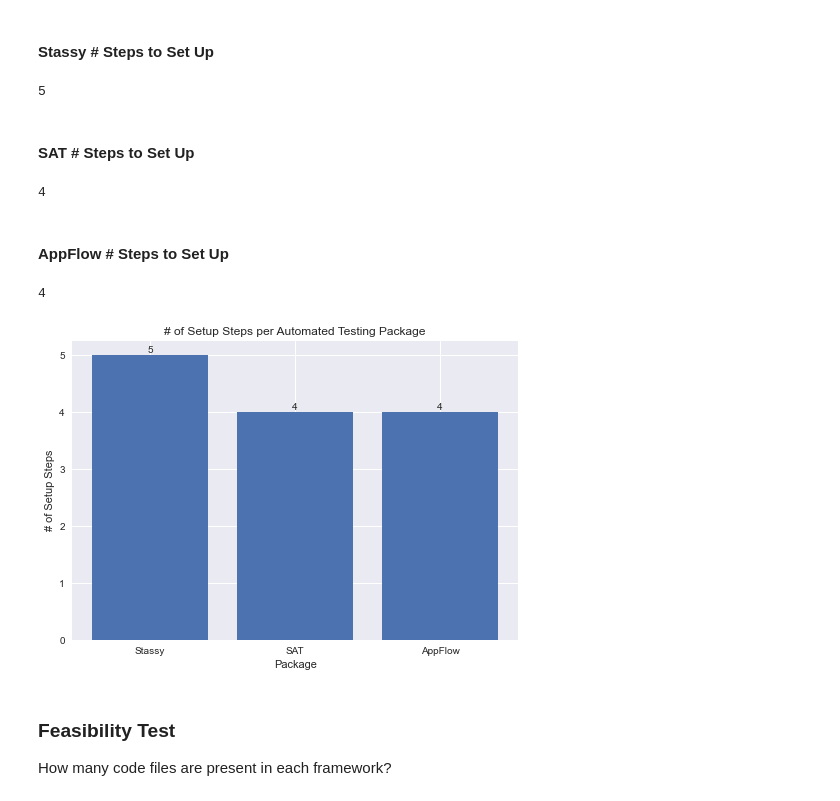
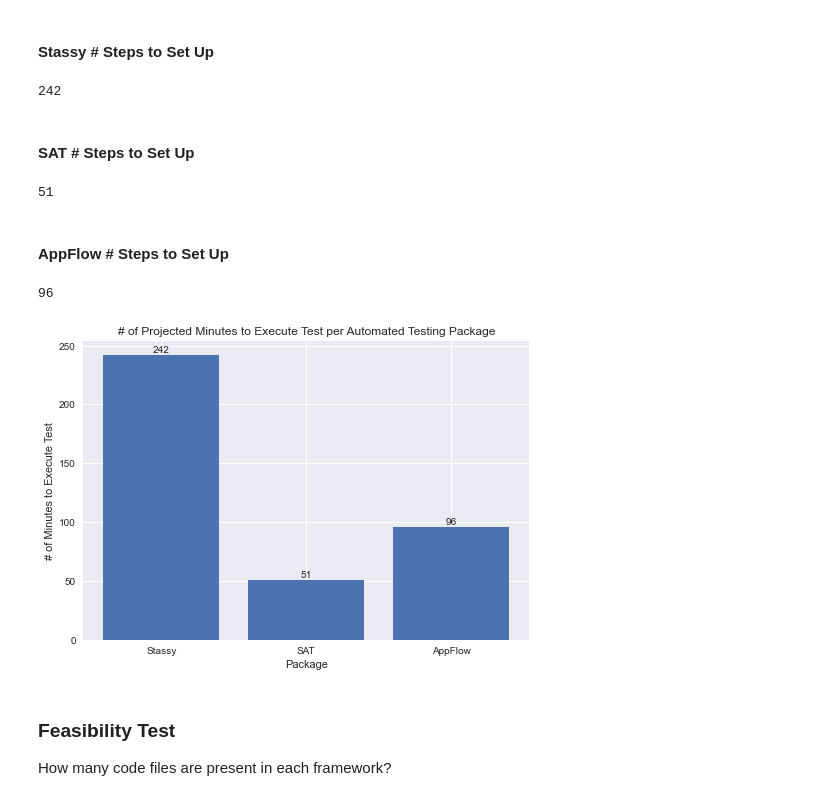
Before and after one commit to anthonykrivonos/qubot, a Jupyter notebook: experiments.ipynb, the cells around one changed output. Drawn from its saved outputs; the diff is of its cells as text; code cells hidden in the pictures.

```diff
--- a/experiments.ipynb
+++ b/experiments.ipynb
@@ -28,76 +29,77 @@ How many steps does it take to set up an arbitrary test?
 # %%
 # Note: Stassy setup steps were not provided, but rather inferred
 #       from reading the respective paper.
-stassy_set_up_steps = [
-    "define all pages in SUT",
-    "define all functions in SUT",
-    "write manual test cases",
-    "assert results in manual test cases",
-    "generate reports after tests conclude",
-]
+stassy_set_up_steps = {
+    "Tester defines all pages in SUT": 60,
+    "Tester defines all functions in SUT": 60,
+    "Tester writes manual test cases": 120,
+    "Stassy generates reports after tests conclude": 1,
+}
 
 # Count estimated number of setup steps
-stassy_set_up_steps_count = len(stassy_set_up_steps)
+stassy_set_up_steps_count = sum(stassy_set_up_steps.values())
 
 stassy_set_up_steps_count
 # %% [output]
-5
+242
 # %% [markdown]
 #### SAT # Steps to Set Up
 # %%
 # Note: SAT setup steps taken loosely from flowchart in Figure 2
 #       and may be wildly inaccurate.
-sat_set_up_steps = [
-    "developer defines testing interfaces and classes",
-    "developer interfaces with Selenium WebDriver",
-    "tester runs proposed SAT framework",
-    "SAT automatically generates a set of test cases",
-]
+sat_set_up_steps = {
+    "Tester defines URL to test": 1,
+    "SAT crawls the webpage at the given URL": 10,
+    "TCS sheet is automatically generated": 5,
+    "Tester examines TCS sheet for errors and adds test cases": 30,
+    "Tester runs the test cases from the TCS sheet": 5,
+}
 
 # Count estimated number of setup steps
-sat_set_up_steps_count = len(sat_set_up_steps)
+sat_set_up_steps_count = sum(sat_set_up_steps.values())
 
 sat_set_up_steps_count
 # %% [output]
-4
+51
 # %% [markdown]
 #### AppFlow # Steps to Set Up
 # %%
 # Note: AppFlow setup steps taken from "5. APPLYING A TEST LIBRARY TO A NEW
 #       APP" section of the paper.
-appflow_set_up_steps = [
-    "developer assigns test variables and overrides classification errors for ML",
-    "developer adds custom flows to test app-specific behaviors",
-    "developer runs AppFlow to synthesize tests and record P/F results",
-    "developer then (optionally) proceeds to apply this flow to test a new version of the app",
-]
+appflow_set_up_steps = {
+    "Tester takes screenshots of SUT": 5,
+    "AppFlow automatically labels widgets and screens": 10,
+    "Tester uses GUI utility to relabel classification errors": 20,
+    "Tester writes test cases in AppFlow language": 60,
+    "AppFlow runs tests": 5,
+}
 
 # Count estimated number of setup steps
-appflow_set_up_steps_count = len(appflow_set_up_steps)
+appflow_set_up_steps_count = sum(appflow_set_up_steps.values())
 
 appflow_set_up_steps_count
 # %% [output]
-4
+96
 # %%
 packages = ['Stassy', 'SAT', 'AppFlow']
 set_up_steps = [stassy_set_up_steps_count, sat_set_up_steps_count, appflow_set_up_steps_count]
 
 bars = [i for i, _ in enumerate(packages)]
 
 plt.bar(bars, set_up_steps)
 plt.xlabel("Package")
-plt.ylabel("# of Setup Steps")
-plt.title("# of Setup Steps per Automated Testing Package")
+plt.ylabel("# of Minutes to Execute Test")
+plt.title("# of Projected Minutes to Execute Test per Automated Testing Package")
 
 plt.xticks(bars, packages)
 
 # Label bars
 for i in range(len(set_up_steps)):
     plt.annotate(str(set_up_steps[i]), xy=(i, set_up_steps[i]), ha='center', va='bottom')
 
 plt.show()
 # %% [output]
-[figure, old version]
+[figure, new version]
 # %% [markdown]
 ### Feasibility Test
 
```
Also changed, not shown: parts of 4 cells of this notebook.
